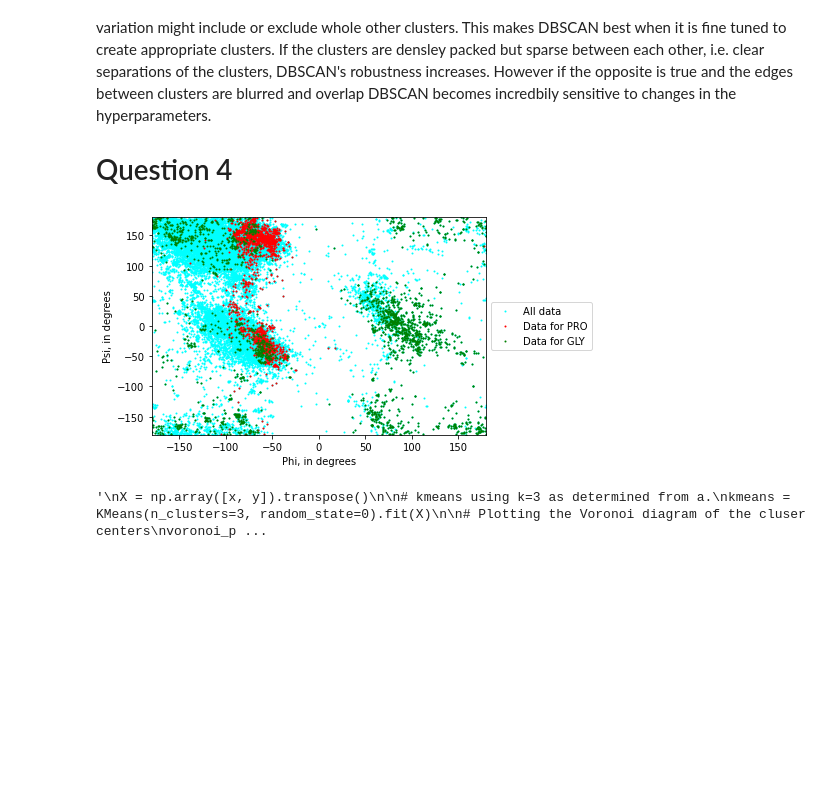
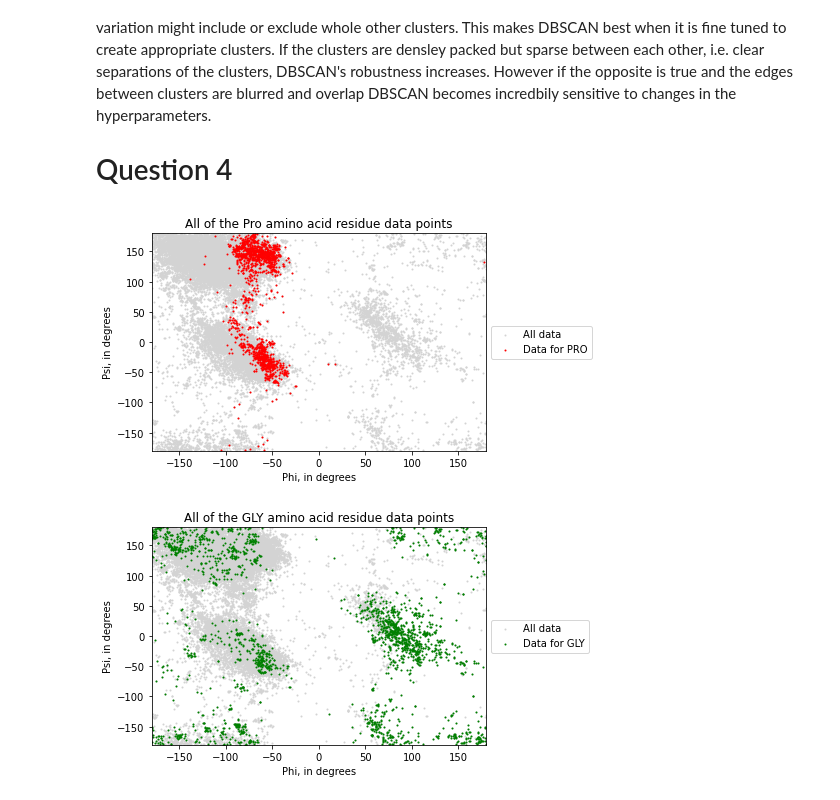
Before and after one commit to RomainTHD-UniStuff/DAT405_Introduction_to_Data_Science_and_AI, a Jupyter notebook: Assignment_3/Assignment_3.ipynb, the cells around one changed output. Saved outputs shown, nothing was run; the diff lists cells and outputs as text; code cells hidden in the pictures; blank space fills up the shorter version.

```diff
--- a/Assignment_3/Assignment_3.ipynb
+++ b/Assignment_3/Assignment_3.ipynb
@@ -252,51 +263,39 @@ DBSCAN is not very robust to small changes in minimum number of samples in the n
 # %%
 # Table of protein data
 tablePRO = table[ table["residue name"] == "PRO" ]
 tableGLY = table[ table["residue name"] == "GLY" ]
 
 # Axis
 x = table["phi"]
 y = table["psi"]
 
 xPRO = tablePRO["phi"]
 yPRO = tablePRO["psi"]
 
 xGLY = tableGLY["phi"]
 yGLY = tableGLY["psi"]
 
-# Scatter plot
-plt.scatter(x, y, label="All data", s=1, color="cyan")
+# Scatter plot for PRO
+plt.scatter(x, y, label="All data", s=1, color="lightgray")
 plt.scatter(xPRO, yPRO, label="Data for PRO", s=1, color="red")
-plt.scatter(xGLY, yGLY, label="Data for GLY", s=1, color="green")
 plt.xlim([-180, 180])
 plt.ylim([-180, 180])
+plt.title("All of the Pro amino acid residue data points")
 plt.xlabel("Phi, in degrees")
 plt.ylabel("Psi, in degrees")
 plt.legend(loc="center left", bbox_to_anchor=(1, 0.5))
 plt.show()
 
-"""
-X = np.array([x, y]).transpose()
-
-# kmeans using k=3 as determined from a.
-kmeans = KMeans(n_clusters=3, random_state=0).fit(X)
-
-# Plotting the Voronoi diagram of the cluser centers
-voronoi_plot_2d(Voronoi(kmeans.cluster_centers_))
-
-# Plotting the cluster centers and the data points on a 2D plane
-plt.scatter(x, y, s=1, c=kmeans.labels_, cmap="winter", label="Data points")
-plt.scatter(kmeans.cluster_centers_[:, 0], kmeans.cluster_centers_[:, 1], s=100, c="red", marker="x", label="Cluster centroids")
-
-# Plot accompanying labels, title, and legend
+# Scatter plot GLY
+plt.scatter(x, y, label="All data", s=1, color="lightgrey")
+plt.scatter(xGLY, yGLY, label="Data for GLY", s=1, color="green")
+plt.xlim([-180, 180])
+plt.ylim([-180, 180])
+plt.title("All of the GLY amino acid residue data points")
 plt.xlabel("Phi, in degrees")
 plt.ylabel("Psi, in degrees")
-plt.title("Data points and cluster centroids")
 plt.legend(loc="center left", bbox_to_anchor=(1, 0.5))
-plt.xlim([-180, 180])
-plt.ylim([-180, 180])
-
-plt.show()"""
+plt.show()
 # %% [output]
-[figure, old version]
+[figure, new version]
-'\nX = np.array([x, y]).transpose()\n\n# kmeans using k=3 as determined from a.\nkmeans = KMeans(n_clusters=3, random_state=0).fit(X)\n\n# Plotting the Voronoi diagram of the cluser centers\nvoronoi_p ...
+[figure, added]
```
Also changed, not shown: parts of 14 cells of this notebook.
